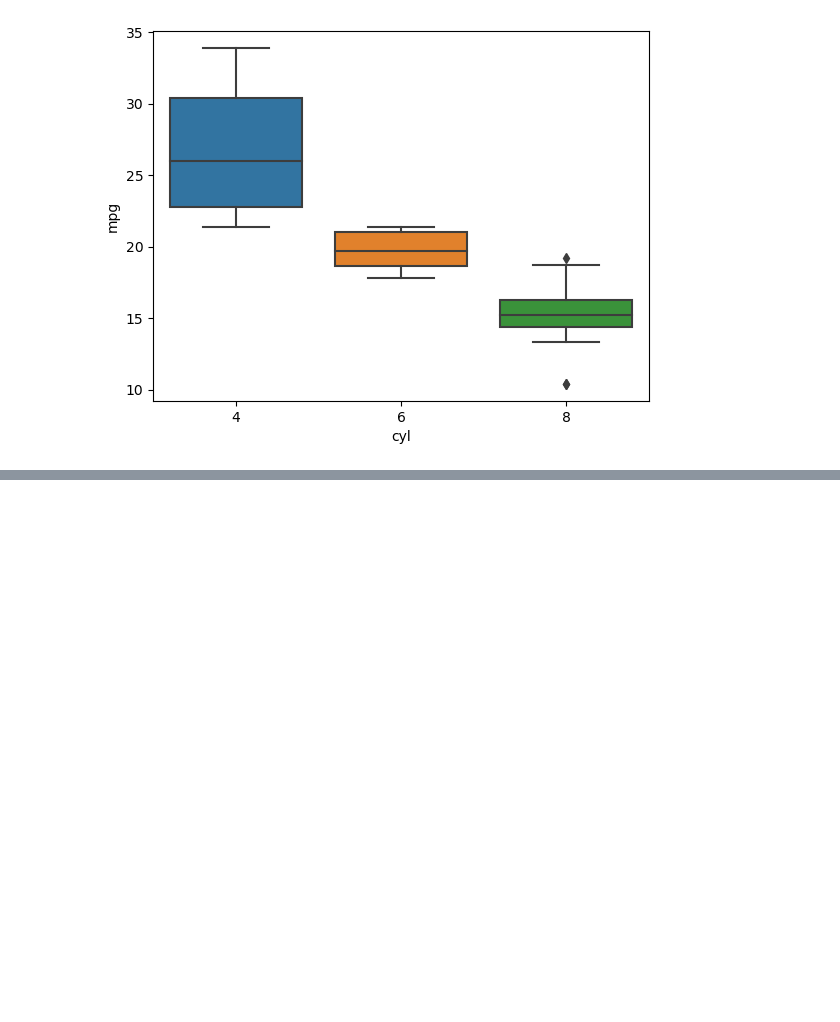
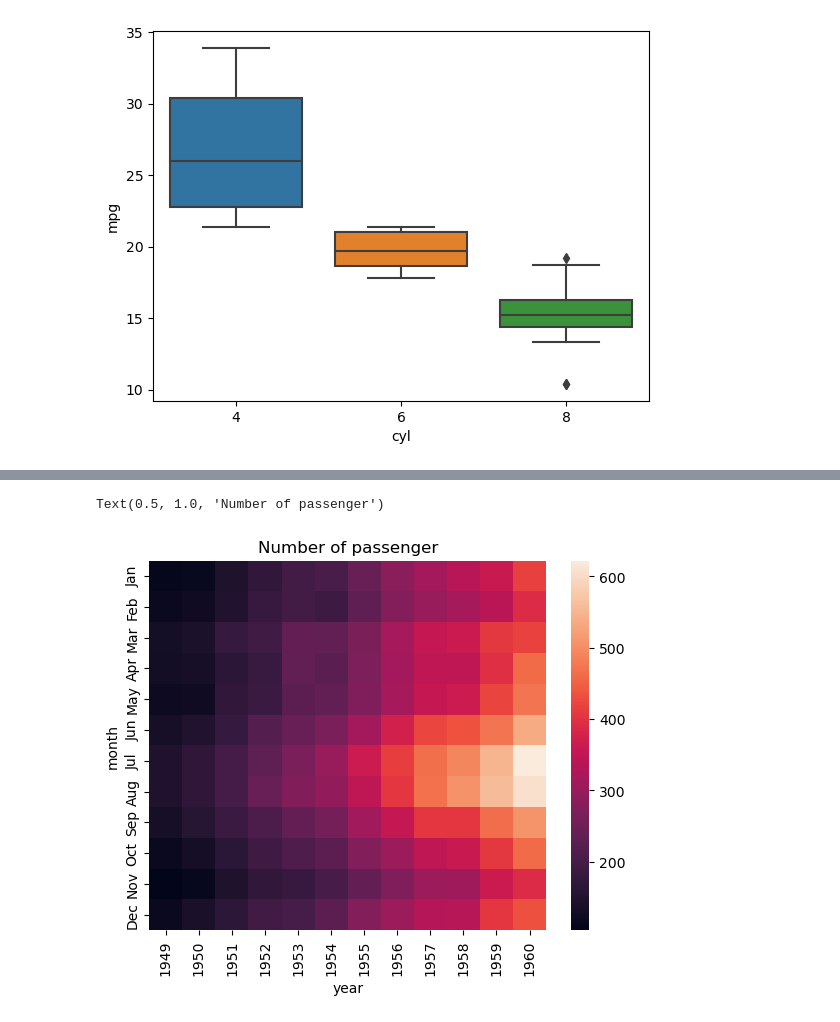
Before and after one commit to DejanaGladic/Python-for-Data-Science, a Jupyter notebook: Week5-Visualization/Visualization examples (alone).ipynb, the cells around one changed output, grey strips where cells are left out. Drawn from its saved outputs; the diff is of its cells as text; code cells hidden in the pictures; blank space fills up the shorter version.

Commit message:
Visualisation - heatmap example

```diff
--- a/Week5-Visualization/Visualization examples (alone).ipynb
+++ b/Week5-Visualization/Visualization examples (alone).ipynb
@@ -187,0 +192,3 @@ sns.scatterplot(x='sepal_length', y='petal_length', data=iris, hue='species')
+# %%
+flights=sns.load_dataset('flights')
+flights.head()
@@ -187,0 +202,5 @@ sns.scatterplot(x='sepal_length', y='petal_length', data=iris, hue='species')
+# %%
+pivot_table=flights.pivot("month", "year", "passengers") #(row, column, cell value)
+pivot_table
+
+#broj ljudi koji je prosao kroz aerodrom za svaki mesec od 1949 godine
@@ -187,0 +222,10 @@ sns.scatterplot(x='sepal_length', y='petal_length', data=iris, hue='species')
+# %%
+#so we can present that like heatmap - higher number of passenger lighter color
+sns.heatmap(pivot_table)
+plt.title('Number of passenger')
+
+#COMMENT: --> Godišnja stopa za bilo koju godinu je najveća oko jula i avgusta.
+#-->Broj stopa raste iz godine u godinu. Svaki mesec u godini imaće veći broj koraka u poređenju sa prethodnim godinama.----
+# %% [output]
+Text(0.5, 1.0, 'Number of passenger')
+[figure, added]
```
Also changed, not shown: parts of 19 cells of this notebook.
